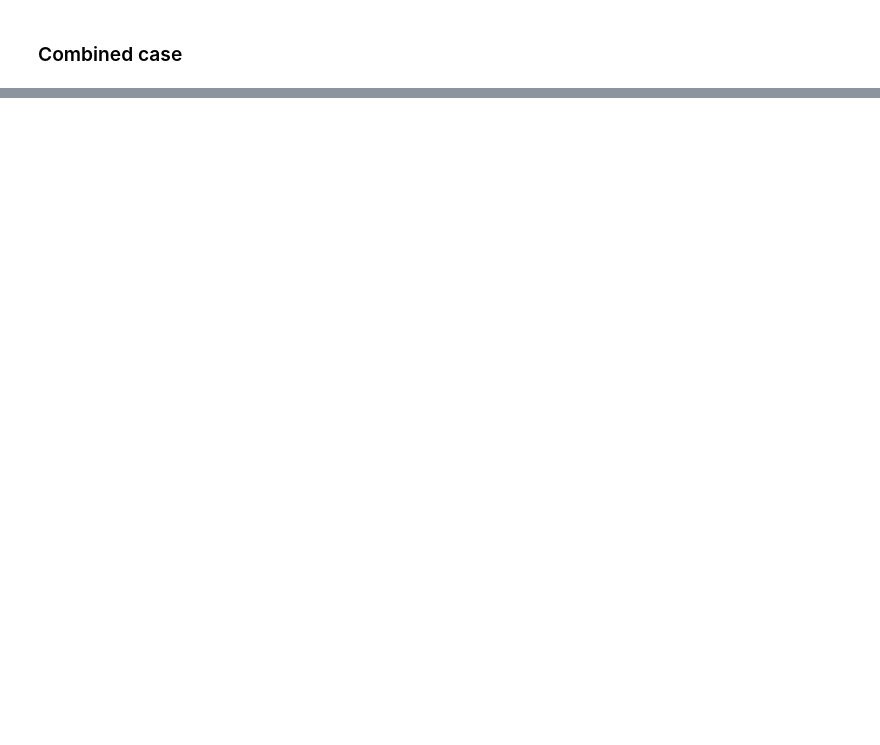
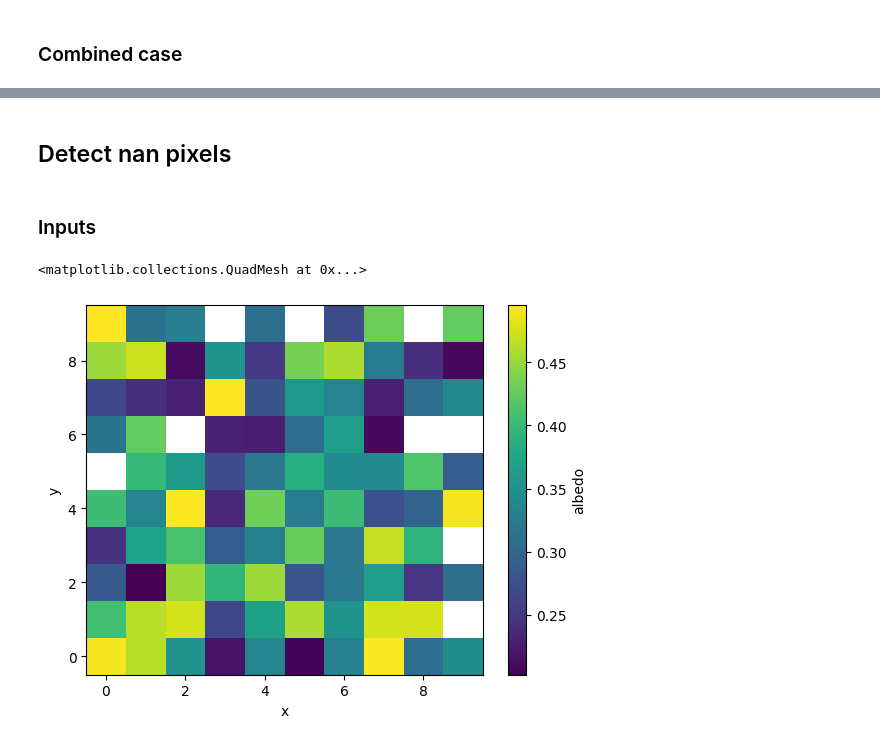
Before and after one commit to CNES/sweat, a Jupyter notebook: notebooks/common/filtering.ipynb, the cells around one changed output, grey strips where cells are left out. Cells and saved outputs as stored; diff of their text form; code cells hidden in the pictures; blank space fills up the shorter version.

```diff
--- a/notebooks/common/filtering.ipynb
+++ b/notebooks/common/filtering.ipynb
@@ -121,0 +169,35 @@ valid.plot(cmap=cmap, norm=norm)
+# %% [markdown]
+## Detect nan pixels
+# %% [markdown]
+### Inputs
+# %%
+# Generate a random mask
+def random_mask(fraction: float) -> npt.NDArray:
+    return np.random.rand(*lst.shape) < fraction
+# %%
+np.random.seed(0)
+size = 10
+lst = np.random.randint(low=290, high=300, size=(size, size))
+albedo = np.random.uniform(low=0.2, high=0.5, size=(size, size))
+# Define the fraction of values to replace with NaN
+fraction_to_replace = 0.1  # 30%
+# Replace values with NaN
+lst_with_nan = np.where(~random_mask(0.2), lst, np.nan)
+albedo_with_nan = np.where(~random_mask(0.1), albedo, np.nan)
+# %%
+data = xr.Dataset(
+    data_vars={
+        "lst": (["y", "x"], lst_with_nan),
+        "albedo": (["y", "x"], albedo_with_nan),
+    },
+    coords={
+        "y": ("y", np.arange(size)),
+        "x": ("x", np.arange(size)),
+    },
+    attrs={"description": "Test data"},
+)
+# %%
+data["albedo"].plot()
+# %% [output]
+<matplotlib.collections.QuadMesh at 0x...>
+[figure, added]
```
Also changed, not shown: parts of 19 cells of this notebook, 5 other files.
